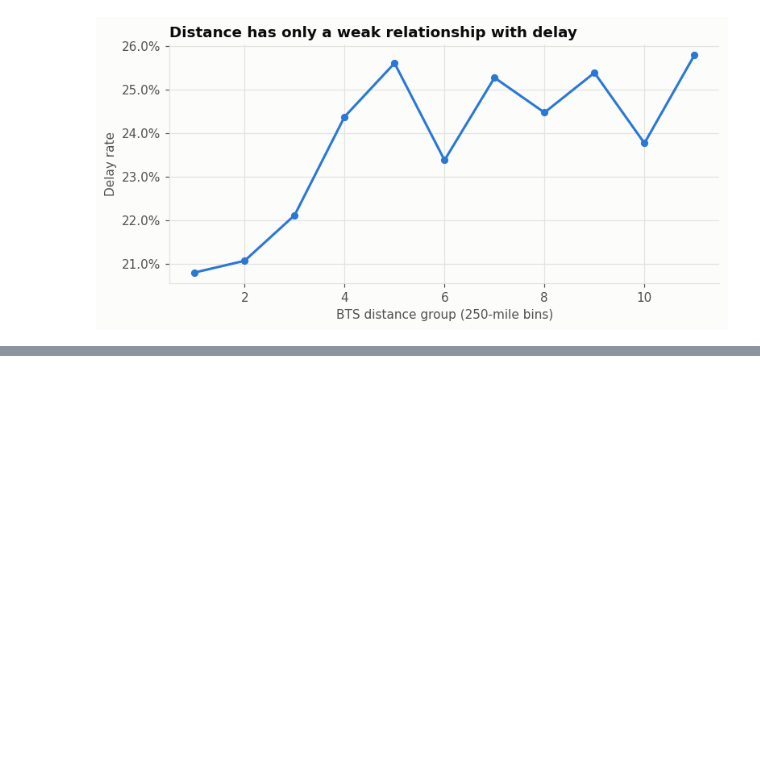
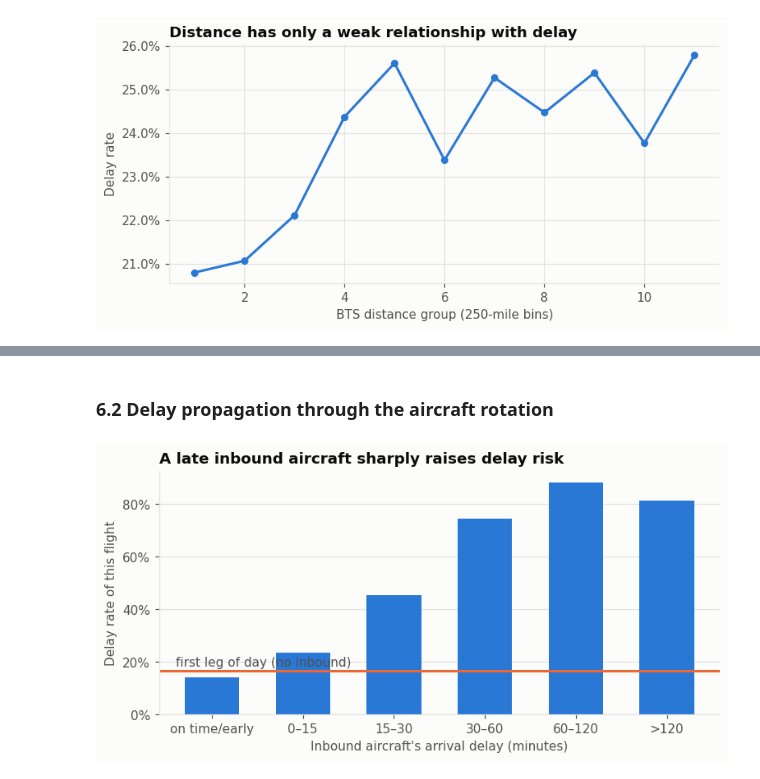
Before and after one commit to prakash-nitc/FlightDelayPrediction, a Jupyter notebook: notebooks/01_eda.ipynb, the cells around one changed output, grey strips where cells are left out. Saved outputs shown, nothing was run; the diff lists cells and outputs as text; code cells hidden in the pictures; blank space fills up the shorter version.

```diff
--- a/notebooks/01_eda.ipynb
+++ b/notebooks/01_eda.ipynb
@@ -238,0 +297,19 @@ save(fig, 'delay_by_distance')
+# %% [markdown]
+### 6.2 Delay propagation through the aircraft rotation
+# %%
+b = pd.cut(feat['prev_arr_delay'], [-200, 0, 15, 30, 60, 120, 5000],
+           labels=['on time/early', '0–15', '15–30', '30–60', '60–120', '>120'])
+first = feat['prev_leg_missing'] == 1
+prop = feat[~first].groupby(b[~first], observed=True)[TARGET].mean()
+fig, ax = plt.subplots(figsize=(8, 3.5))
+ax.bar(prop.index.astype(str), prop.values, color=ps.BLUE, width=0.6)
+ax.axhline(feat.loc[first, TARGET].mean(), color=ps.ORANGE, lw=2)
+ax.text(-0.4, feat.loc[first, TARGET].mean() + 0.01, 'first leg of day (no inbound)', color=ps.TEXT_MUTED, va='bottom')
+ax.yaxis.set_major_formatter(mtick.PercentFormatter(1))
+ax.grid(axis='x', visible=False)
+ax.set_xlabel("Inbound aircraft's arrival delay (minutes)")
+ax.set_ylabel('Delay rate of this flight')
+ax.set_title('A late inbound aircraft sharply raises delay risk')
+save(fig, 'delay_propagation')
+# %% [output]
+[figure, added]
```
Also changed, not shown: parts of 16 cells of this notebook, 9 other files.
